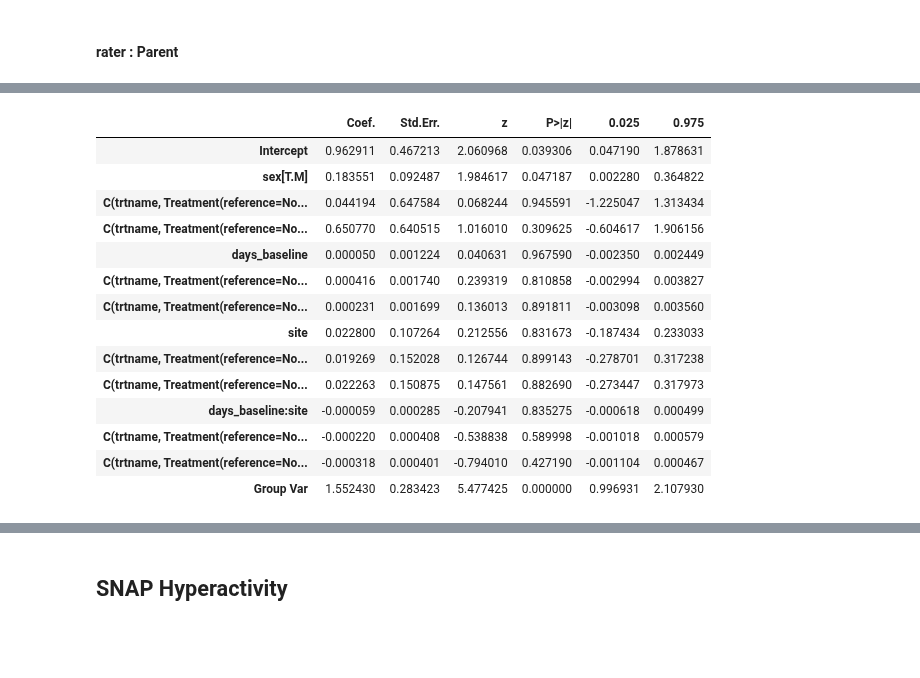
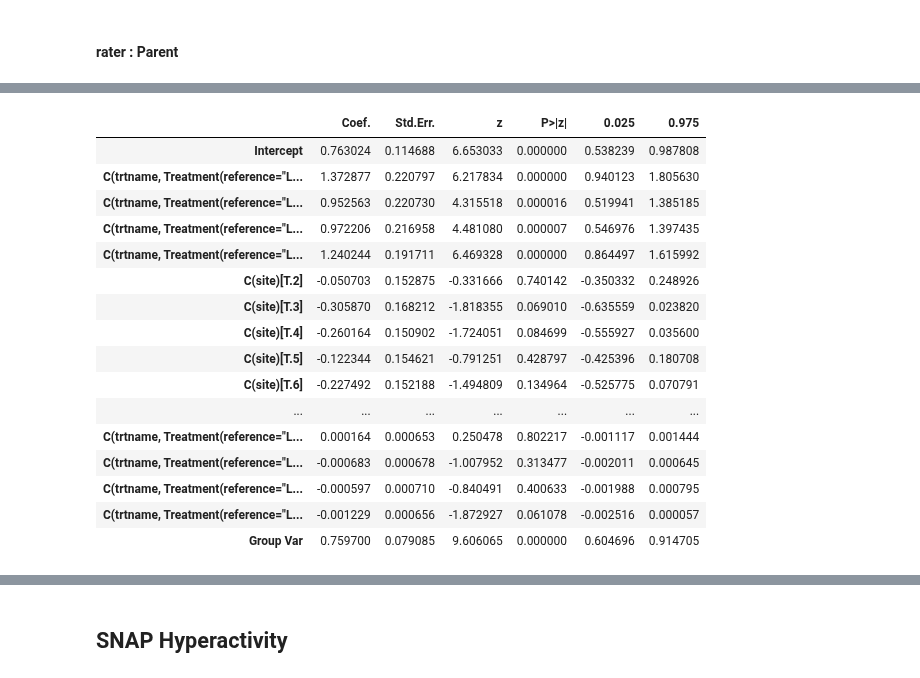
Before and after one commit to ALINA991/ADHD_fMRI, a Jupyter notebook: MTA/14_months_RR.ipynb, the cells around one changed output, grey strips where cells are left out. Saved outputs shown, nothing was run; the diff lists cells and outputs as text; code cells hidden in the pictures; blank space fills up the shorter version.

```diff
--- a/MTA/14_months_RR.ipynb
+++ b/MTA/14_months_RR.ipynb
@@ -797,8 +826,0 @@ def get_summary(result):
-# %%
-def get_RR_stats(formula, data):
-    result = smf.mixedlm(formula, data, groups = data['src_subject_id']).fit()
-    summary_df = get_summary(result)
-    highlighted_summary = summary_df.style.apply(
-    lambda x: ['background-color: blue' if v < alpha else '' for v in x],
-    subset=['P>|z|'])
-    return highlighted_summary
@@ -811,6 +876,6 @@ data_t = snap_14_p_t[snap_teacher_mask]
 # %% [markdown]
 ## SNAP inattention
 # %%
-formula_inatt = 'snainatx ~ sex +  C(trtname, Treatment(reference = None)) * days_baseline * site' # reapeat with log days
+formula_inatt = 'snainatx ~  C(trtname, Treatment(reference = "L")) * days_baseline * C(site)' # reapeat with log days
 # %% [markdown]
 #### rater : Parent
@@ -835,18 +882,21 @@ get_RR_stats(formula_inatt, data_p)
-# %%
-get_RR_stats(formula_inatt, data_t)
-# %% [output]
-|  | Coef. | Std.Err. | z | P>|z| | 0.025 | 0.975 |
-| Intercept | 0.962911 | 0.467213 | 2.060968 | 0.039306 | 0.047190 | 1.878631 |
-| sex[T.M] | 0.183551 | 0.092487 | 1.984617 | 0.047187 | 0.002280 | 0.364822 |
-| C(trtname, Treatment(reference=No... | 0.044194 | 0.647584 | 0.068244 | 0.945591 | -1.225047 | 1.313434 |
-| C(trtname, Treatment(reference=No... | 0.650770 | 0.640515 | 1.016010 | 0.309625 | -0.604617 | 1.906156 |
-| days_baseline | 0.000050 | 0.001224 | 0.040631 | 0.967590 | -0.002350 | 0.002449 |
-| C(trtname, Treatment(reference=No... | 0.000416 | 0.001740 | 0.239319 | 0.810858 | -0.002994 | 0.003827 |
-| C(trtname, Treatment(reference=No... | 0.000231 | 0.001699 | 0.136013 | 0.891811 | -0.003098 | 0.003560 |
-| site | 0.022800 | 0.107264 | 0.212556 | 0.831673 | -0.187434 | 0.233033 |
-| C(trtname, Treatment(reference=No... | 0.019269 | 0.152028 | 0.126744 | 0.899143 | -0.278701 | 0.317238 |
-| C(trtname, Treatment(reference=No... | 0.022263 | 0.150875 | 0.147561 | 0.882690 | -0.273447 | 0.317973 |
-| days_baseline:site | -0.000059 | 0.000285 | -0.207941 | 0.835275 | -0.000618 | 0.000499 |
-| C(trtname, Treatment(reference=No... | -0.000220 | 0.000408 | -0.538838 | 0.589998 | -0.001018 | 0.000579 |
-| C(trtname, Treatment(reference=No... | -0.000318 | 0.000401 | -0.794010 | 0.427190 | -0.001104 | 0.000467 |
-| Group Var | 1.552430 | 0.283423 | 5.477425 | 0.000000 | 0.996931 | 2.107930 |
+# %%
+results_inatt_p, summ_inatt_p = get_RR_stats(formula_inatt, data_p)
+summ_inatt_p
+# %% [output]
+|  | Coef. | Std.Err. | z | P>|z| | 0.025 | 0.975 |
+| Intercept | 0.763024 | 0.114688 | 6.653033 | 0.000000 | 0.538239 | 0.987808 |
+| C(trtname, Treatment(reference="L... | 1.372877 | 0.220797 | 6.217834 | 0.000000 | 0.940123 | 1.805630 |
+| C(trtname, Treatment(reference="L... | 0.952563 | 0.220730 | 4.315518 | 0.000016 | 0.519941 | 1.385185 |
+| C(trtname, Treatment(reference="L... | 0.972206 | 0.216958 | 4.481080 | 0.000007 | 0.546976 | 1.397435 |
+| C(trtname, Treatment(reference="L... | 1.240244 | 0.191711 | 6.469328 | 0.000000 | 0.864497 | 1.615992 |
+| C(site)[T.2] | -0.050703 | 0.152875 | -0.331666 | 0.740142 | -0.350332 | 0.248926 |
+| C(site)[T.3] | -0.305870 | 0.168212 | -1.818355 | 0.069010 | -0.635559 | 0.023820 |
+| C(site)[T.4] | -0.260164 | 0.150902 | -1.724051 | 0.084699 | -0.555927 | 0.035600 |
+| C(site)[T.5] | -0.122344 | 0.154621 | -0.791251 | 0.428797 | -0.425396 | 0.180708 |
+| C(site)[T.6] | -0.227492 | 0.152188 | -1.494809 | 0.134964 | -0.525775 | 0.070791 |
+| ... | ... | ... | ... | ... | ... | ... |
+| C(trtname, Treatment(reference="L... | 0.000164 | 0.000653 | 0.250478 | 0.802217 | -0.001117 | 0.001444 |
+| C(trtname, Treatment(reference="L... | -0.000683 | 0.000678 | -1.007952 | 0.313477 | -0.002011 | 0.000645 |
+| C(trtname, Treatment(reference="L... | -0.000597 | 0.000710 | -0.840491 | 0.400633 | -0.001988 | 0.000795 |
+| C(trtname, Treatment(reference="L... | -0.001229 | 0.000656 | -1.872927 | 0.061078 | -0.002516 | 0.000057 |
+| Group Var | 0.759700 | 0.079085 | 9.606065 | 0.000000 | 0.604696 | 0.914705 |
```
Also changed, not shown: parts of 60 cells of this notebook, 1 other file.
